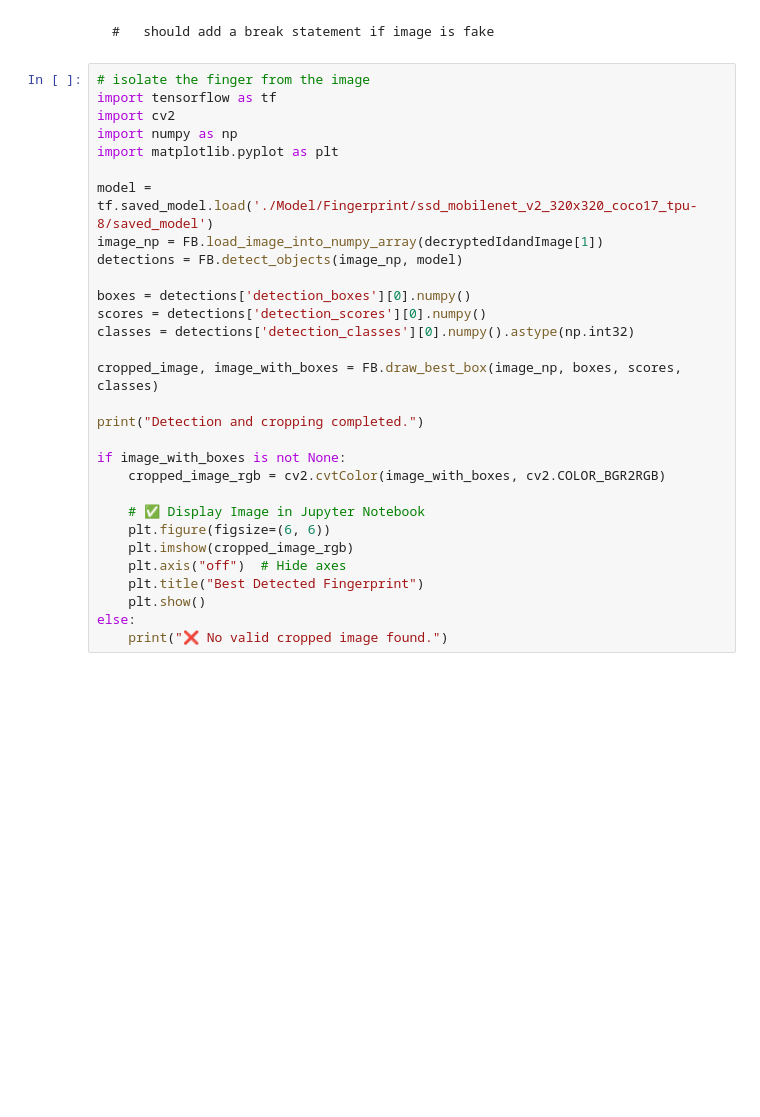
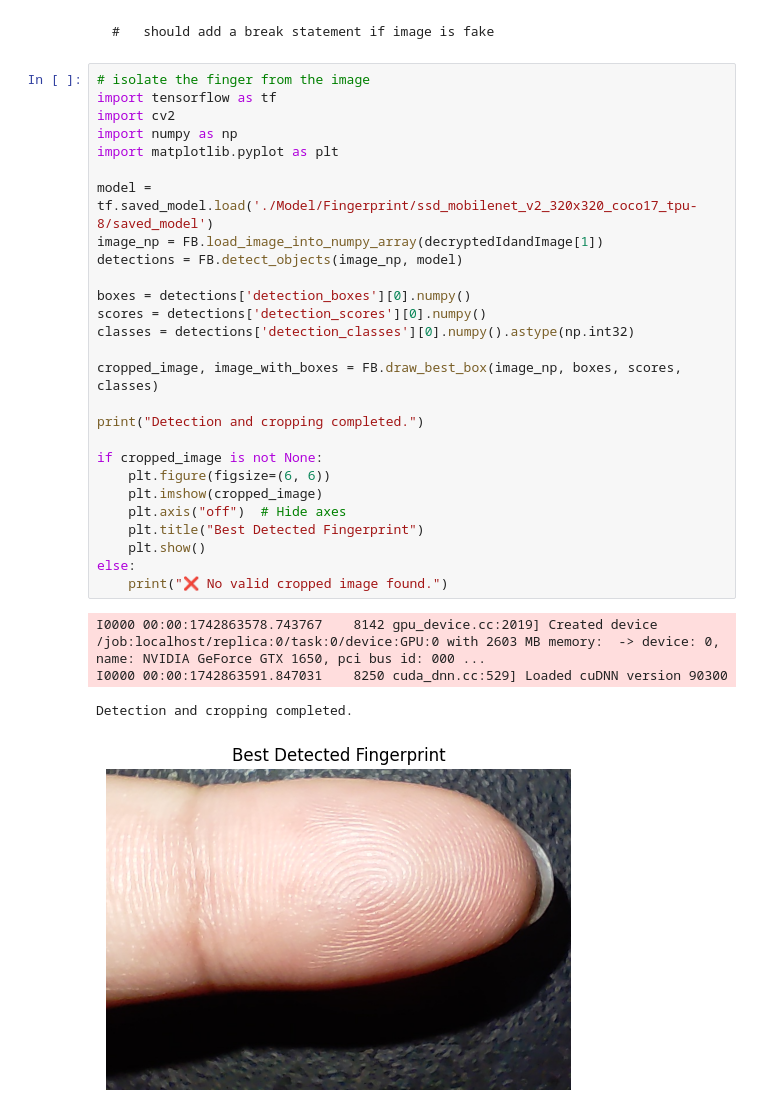
Before and after one commit to ASVSKR/An-enhanced-security-protocol-for-smart-homes, a Jupyter notebook: main.ipynb, the cells around one changed output. Drawn from its saved outputs; the diff is of its cells as text; blank space fills up the shorter version.

```diff
--- a/main.ipynb
+++ b/main.ipynb
@@ -169,30 +213,32 @@ print(f"The fingerprint is: {result}")
 # %%
 # isolate the finger from the image
 import tensorflow as tf
 import cv2
 import numpy as np
 import matplotlib.pyplot as plt
 
 model = tf.saved_model.load('./Model/Fingerprint/ssd_mobilenet_v2_320x320_coco17_tpu-8/saved_model')
 image_np = FB.load_image_into_numpy_array(decryptedIdandImage[1])
 detections = FB.detect_objects(image_np, model)
 
 boxes = detections['detection_boxes'][0].numpy()
 scores = detections['detection_scores'][0].numpy()
 classes = detections['detection_classes'][0].numpy().astype(np.int32)
 
 cropped_image, image_with_boxes = FB.draw_best_box(image_np, boxes, scores, classes)
 
 print("Detection and cropping completed.")
 
-if image_with_boxes is not None:
-    cropped_image_rgb = cv2.cvtColor(image_with_boxes, cv2.COLOR_BGR2RGB)
-
-    # ✅ Display Image in Jupyter Notebook
+if cropped_image is not None:
     plt.figure(figsize=(6, 6))
-    plt.imshow(cropped_image_rgb)
+    plt.imshow(cropped_image)
     plt.axis("off")  # Hide axes
     plt.title("Best Detected Fingerprint")
     plt.show()
 else:
     print("❌ No valid cropped image found.")
+# %% [output]
+I0000 00:00:1742863578.743767    8142 gpu_device.cc:2019] Created device /job:localhost/replica:0/task:0/device:GPU:0 with 2603 MB memory:  -> device: 0, name: NVIDIA GeForce GTX 1650, pci bus id: 000 ...
+I0000 00:00:1742863591.847031    8250 cuda_dnn.cc:529] Loaded cuDNN version 90300
+Detection and cropping completed.
+[figure, added]
```
Also changed, not shown: parts of 26 cells of this notebook, 14 other files.
